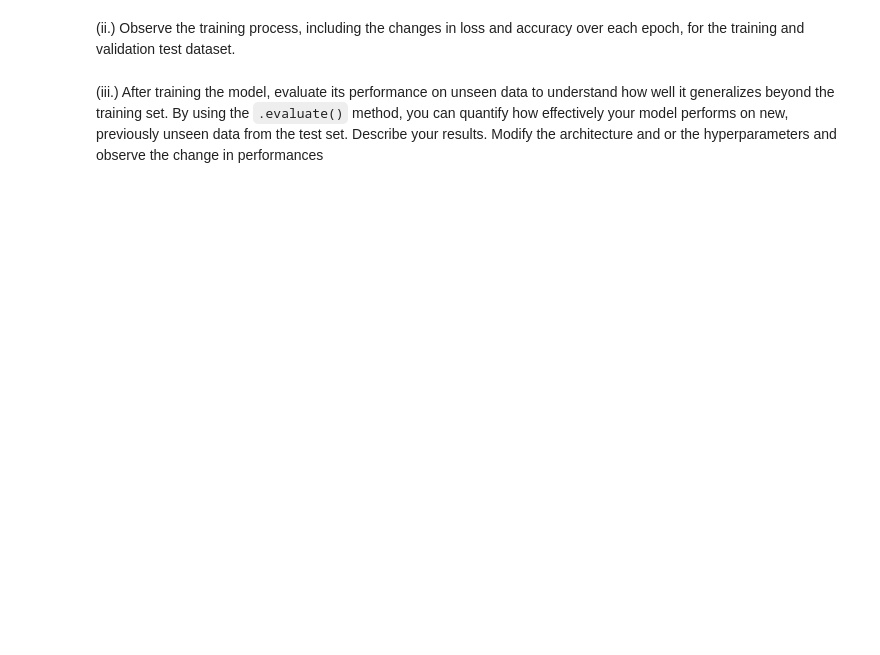
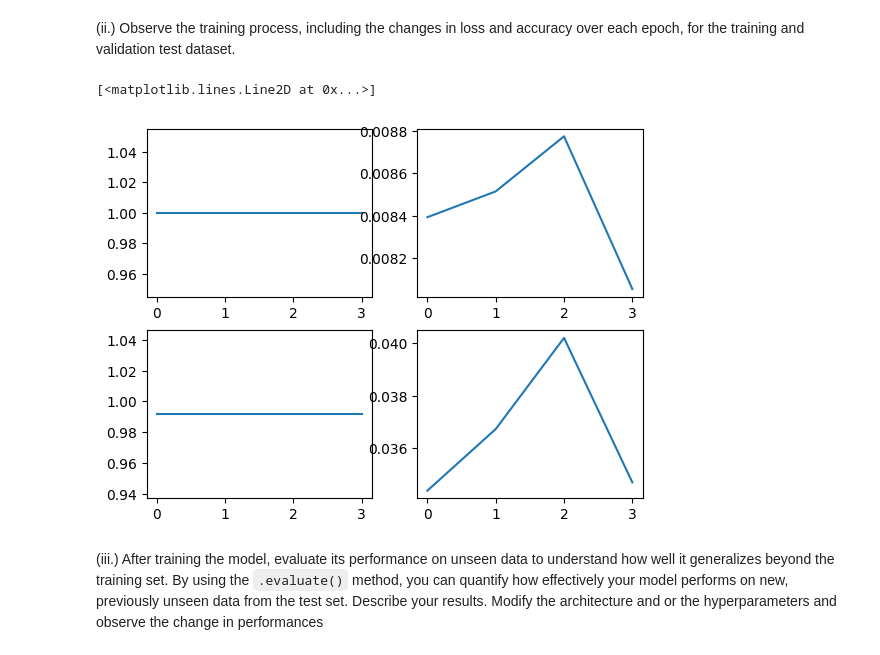
Before and after one commit to AquaBxSchool/2024-2025-ESIR-AA, a Jupyter notebook: TP2/DEL_TP2_Convolutional_Neural Network_vstudents_v1.ipynb, the cells around one changed output. Cells and saved outputs as stored; diff of their text form; code cells hidden in the pictures; blank space fills up the shorter version.

```diff
--- a/TP2/DEL_TP2_Convolutional_Neural Network_vstudents_v1.ipynb
+++ b/TP2/DEL_TP2_Convolutional_Neural Network_vstudents_v1.ipynb
@@ -136,6 +163,17 @@ def happyModel(input_shape=(64, 64, 3)):
     # Define the model architecture
     # TODO
 
+    model = tf.keras.Sequential([
+        tf.keras.layers.Input(shape=input_shape),
+        tf.keras.layers.ZeroPadding2D(padding=3),
+        tf.keras.layers.Conv2D(32,(7,7),strides=1),
+        tf.keras.layers.BatchNormalization(),
+        tf.keras.layers.ReLU(),
+        tf.keras.layers.MaxPool2D(),
+        tf.keras.layers.Flatten(),
+        tf.keras.layers.Dense(units=1, activation="sigmoid"),
+    ])
+
     return model
 # %%
 # For testing the implementation
@@ -202,6 +242,8 @@ For further information on various optimizers, refer to the TensorFlow documenta
 https://www.tensorflow.org/api_docs/python/tf/keras/optimizers
 # %%
 # TODO
+
+happy_model.compile(optimizer=tf.optimizers.Adam(learning_rate=0.0001), loss=tf.losses.binary_crossentropy,metrics=["accuracy"])
 # %% [markdown]
 (iii.) Invoke the `.summary()` method on `happy_model` to display a summary of the model architecture and its parameters. Answer the following questions:
 
@@ -233,3 +318,5 @@ Your task is to implement the use of `ModelCheckpoint` and `EarlyStopping` callb
 Note: The `.fit()` method returns a History object, containing information about the training process.
 # %%
 # TODO
+
+history = happy_model.fit(X_train,Y_train,epochs=20,batch_size=32,validation_split=0.2, callbacks=[tf.keras.callbacks.EarlyStopping(monitor='val_accuracy',patience=3),tf.keras.callbacks.ModelCheckpoint("./checkpoint.keras")])
@@ -237,6 +333,18 @@ Note: The `.fit()` method returns a History object, containing information about
 (ii.) Observe the training process, including the changes in loss and accuracy over each epoch, for the training and validation test dataset.
 # %%
 # TODO
+
+plt.subplot(221)
+plt.plot(history.history['accuracy'])
+plt.subplot(222)
+plt.plot(history.history['loss'])
+plt.subplot(223)
+plt.plot(history.history['val_accuracy'])
+plt.subplot(224)
+plt.plot(history.history['val_loss'])
+# %% [output]
+[<matplotlib.lines.Line2D at 0x...>]
+[figure, added]
 # %% [markdown]
 (iii.) After training the model, evaluate its performance on unseen data to understand how well it generalizes beyond the training set. By using the `.evaluate()` method, you can quantify how effectively your model performs on new, previously unseen data from the test set. Describe your results. Modify the architecture and or the hyperparameters and observe the change in performances
 # %%
```
Also changed, not shown: parts of 8 cells of this notebook, 2 other files.
